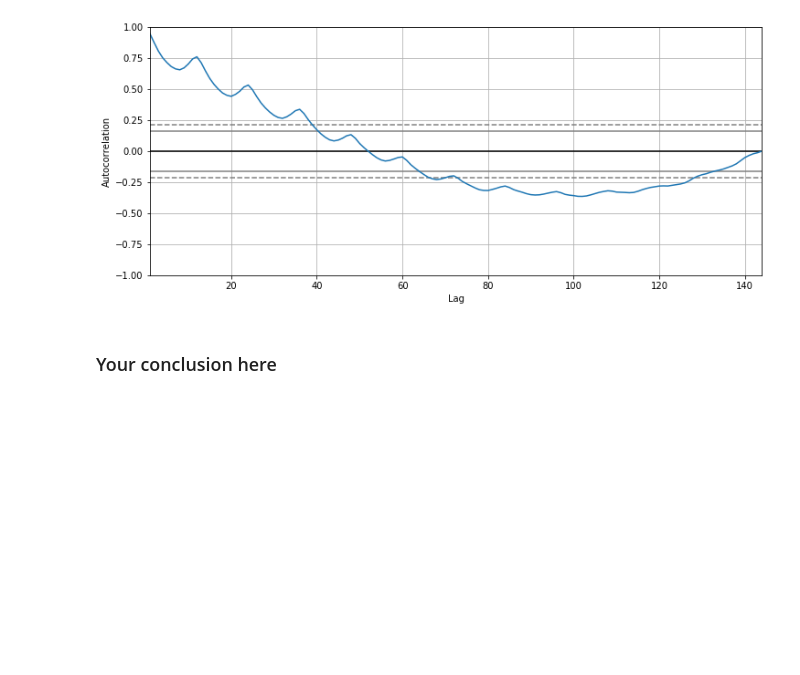
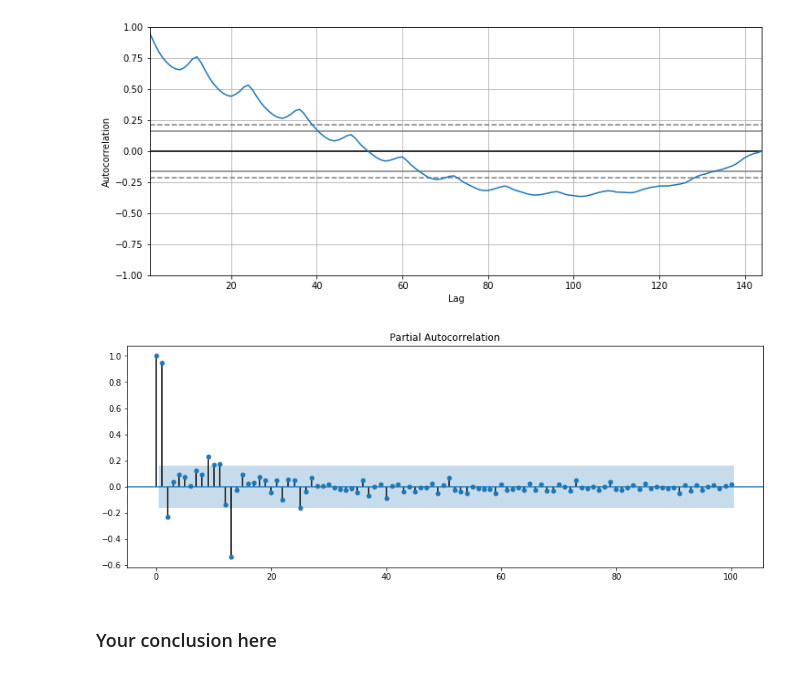
Before and after one commit to rmei97/dsc-corr-autocorr-in-time-series-lab-nyc-ds-033020, a Jupyter notebook: index.ipynb, the cells around one changed output. Cells and saved outputs as stored; diff of their text form; code cells hidden in the pictures; blank space fills up the shorter version.

```diff
--- a/index.ipynb
+++ b/index.ipynb
@@ -206,7 +206,9 @@ pd.plotting.autocorrelation_plot(air.dropna());
 # %%
 # Plot PACF (regular)
 rcParams['figure.figsize'] = 14, 5
-plot_pacf(air.dropna(), lags=100);
+plot_pacf(air.dropna(), lags=100, method='ywm');
+# %% [output]
+[figure, added]
 # %%
 # Generate a differenced series
 air_diff = None
```
